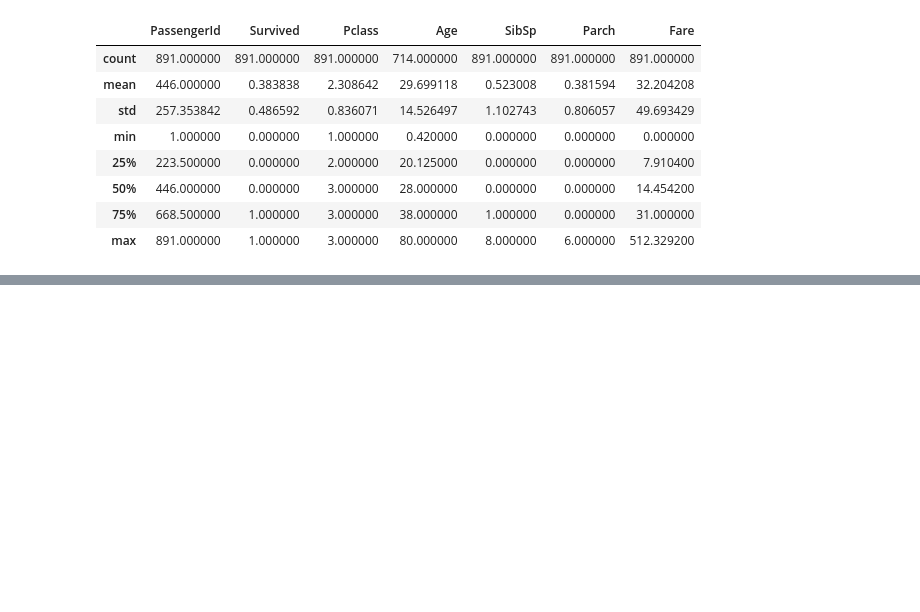
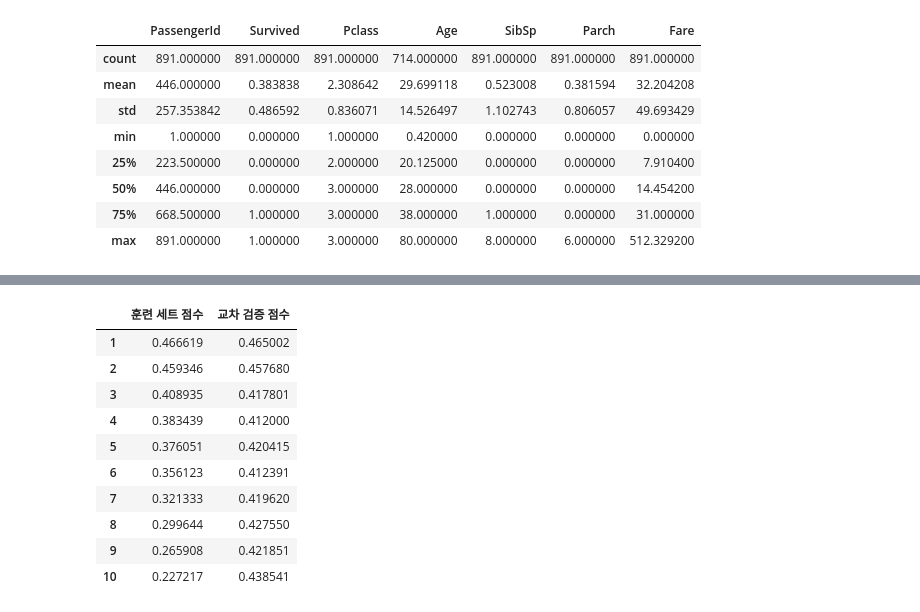
Before and after one commit to maureen272/AI_study, a Jupyter notebook: titanic.ipynb, the cells around one changed output, grey strips where cells are left out. Saved outputs shown, nothing was run; the diff lists cells and outputs as text; code cells hidden in the pictures; blank space fills up the shorter version.

```diff
--- a/titanic.ipynb
+++ b/titanic.ipynb
@@ -302,6 +150,0 @@ Name: count, dtype: int64
-# %%
-#numeric하게 변경
-train['Title'] = train['Title'].astype('category').cat.codes
-test['Title'] = test['Title'].astype('category').cat.codes
-
-train.head()
@@ -501,0 +302,30 @@ gender_submission.to_csv('titanic_submission.csv', index=False)
+# %%
+score_list=[]
+kfold_score_list=[]
+for i in range(1,11):
+    clf = DecisionTreeClassifier(max_depth = i)
+    clf.fit(train_data, target)
+    prediction = clf.predict(train_data)
+    tree_mse = mean_squared_error(target, prediction)
+    tree_rmse = np.sqrt(tree_mse)
+    scores = cross_val_score(clf, train_data, target,
+                        scoring="neg_mean_squared_error", cv=10)
+    tree_rmse_scores = np.sqrt(-scores)
+    score_list.append(tree_rmse)
+    kfold_score_list.append(tree_rmse_scores.mean())
+# %%
+score_data = {'훈련 세트 점수' : score_list, '교차 검증 점수' : kfold_score_list}
+score_data_frame = pd.DataFrame(score_data, index=range(1,11))
+score_data_frame
+# %% [output]
+|  | 훈련 세트 점수 | 교차 검증 점수 |
+| 1 | 0.466619 | 0.465002 |
+| 2 | 0.459346 | 0.457680 |
+| 3 | 0.408935 | 0.417801 |
+| 4 | 0.383439 | 0.412000 |
+| 5 | 0.376051 | 0.420415 |
+| 6 | 0.356123 | 0.412391 |
+| 7 | 0.321333 | 0.419620 |
+| 8 | 0.299644 | 0.427550 |
+| 9 | 0.265908 | 0.421851 |
+| 10 | 0.227217 | 0.438541 |
```
Also changed, not shown: parts of 41 cells of this notebook.
